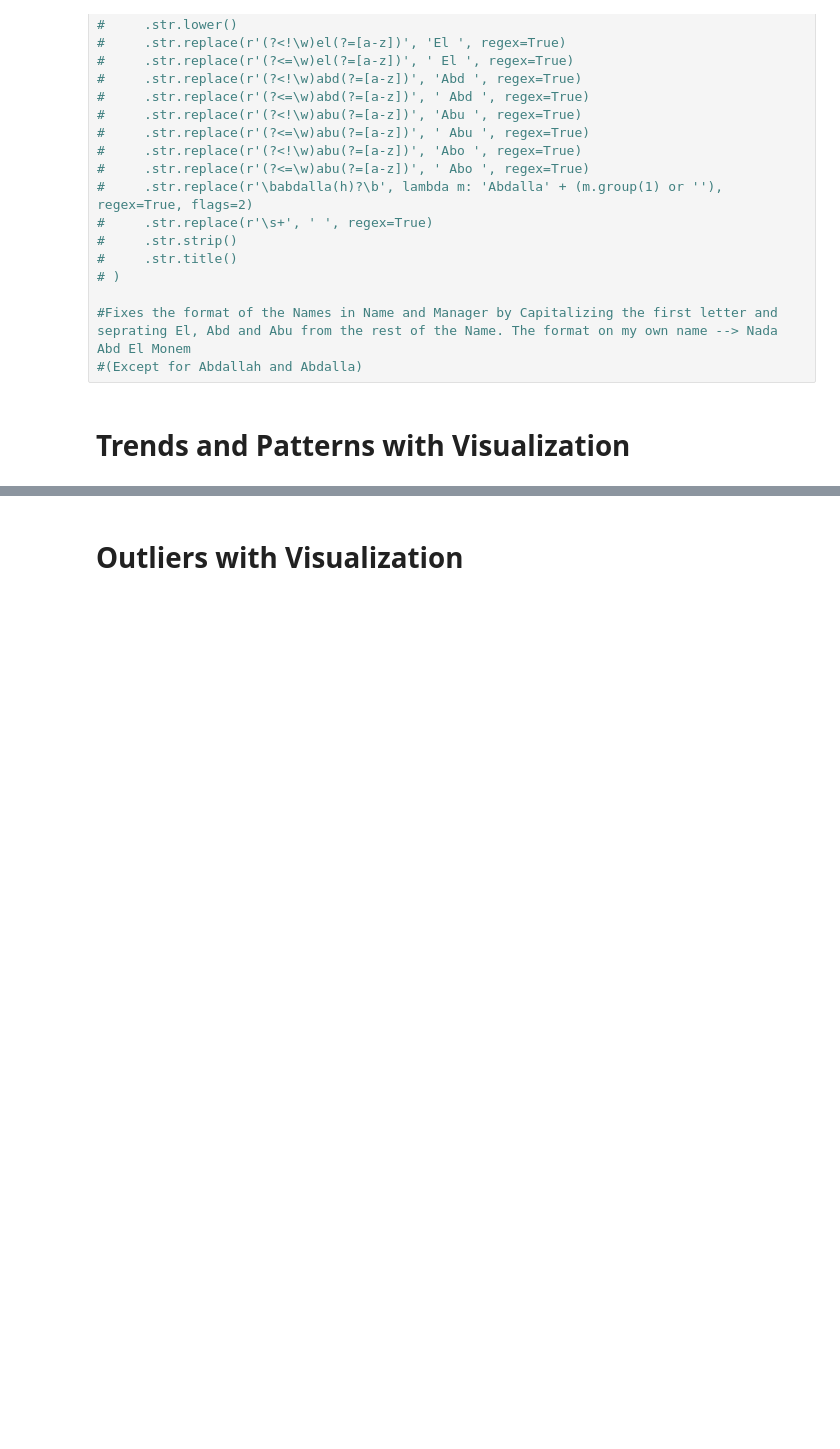
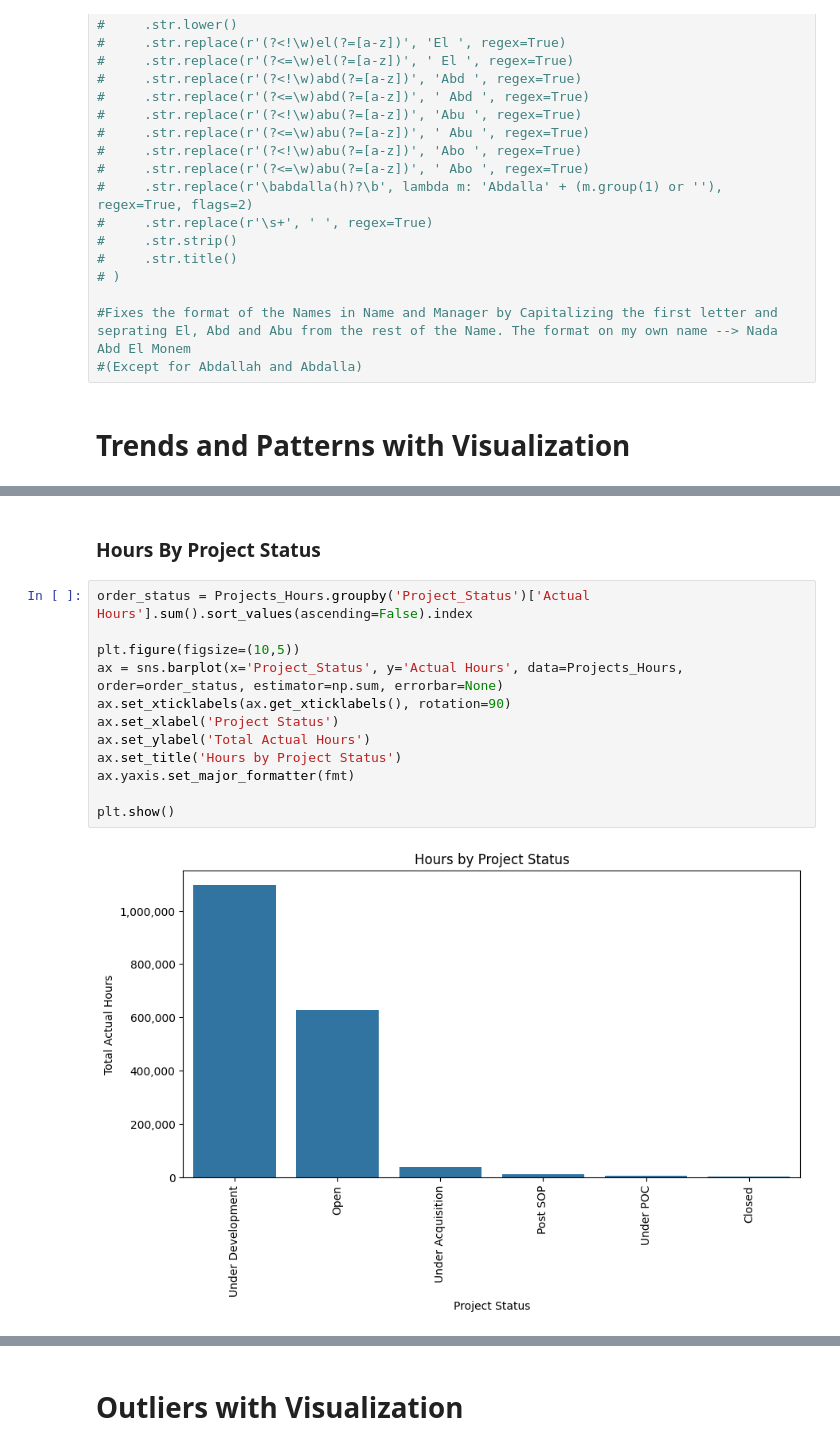
Before and after one commit to nada-2038/Valeo-BI-Business-Case, a Jupyter notebook: valeo-bi-case-study-git-program.ipynb, the cells around one changed output, grey strips where cells are left out. Cells and saved outputs as stored; diff of their text form; blank space fills up the shorter version.

```diff
--- a/valeo-bi-case-study-git-program.ipynb
+++ b/valeo-bi-case-study-git-program.ipynb
@@ -583,0 +654,16 @@ dtype: int64
+# %% [markdown]
+### **Hours By Project Status**
+# %%
+order_status = Projects_Hours.groupby('Project_Status')['Actual Hours'].sum().sort_values(ascending=False).index
+
+plt.figure(figsize=(10,5))
+ax = sns.barplot(x='Project_Status', y='Actual Hours', data=Projects_Hours, order=order_status, estimator=np.sum, errorbar=None)
+ax.set_xticklabels(ax.get_xticklabels(), rotation=90)
+ax.set_xlabel('Project Status')
+ax.set_ylabel('Total Actual Hours')
+ax.set_title('Hours by Project Status')
+ax.yaxis.set_major_formatter(fmt)
+
+plt.show()
+# %% [output]
+[figure, added]
```
Also changed, not shown: parts of 31 cells of this notebook.
